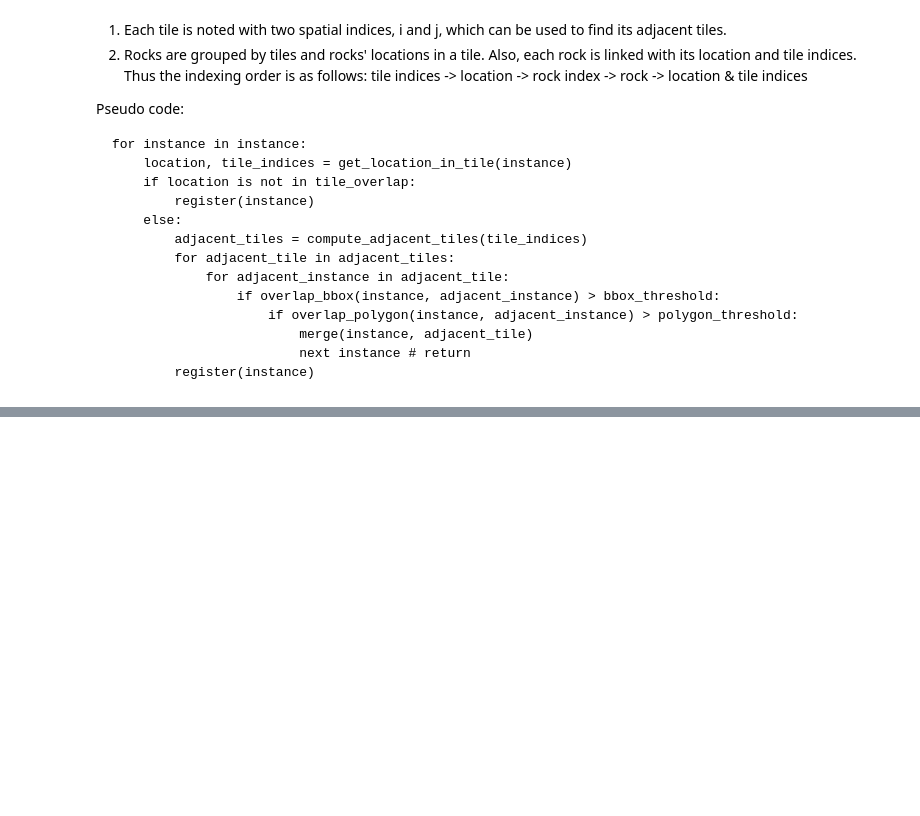
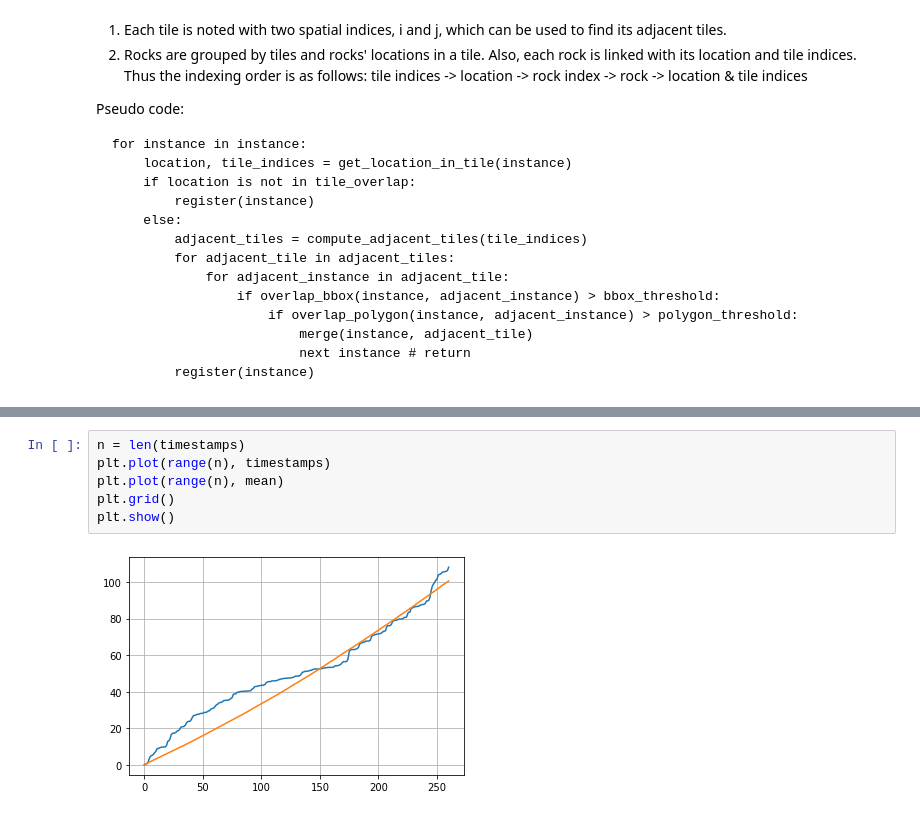
Before and after one commit to ZhiangChen/rock_detection_3d, a Jupyter notebook: notebooks/0_2_merging_inference_instances.ipynb, the cells around one changed output, grey strips where cells are left out. Drawn from its saved outputs; the diff is of its cells as text; blank space fills up the shorter version.

```diff
--- a/notebooks/0_2_merging_inference_instances.ipynb
+++ b/notebooks/0_2_merging_inference_instances.ipynb
@@ -220,0 +363,8 @@ print(len(ir.instances))
+# %%
+n = len(timestamps)
+plt.plot(range(n), timestamps)
+plt.plot(range(n), mean)
+plt.grid()
+plt.show()
+# %% [output]
+[figure, added]
```
Also changed, not shown: parts of 11 cells of this notebook, 6 other files.
